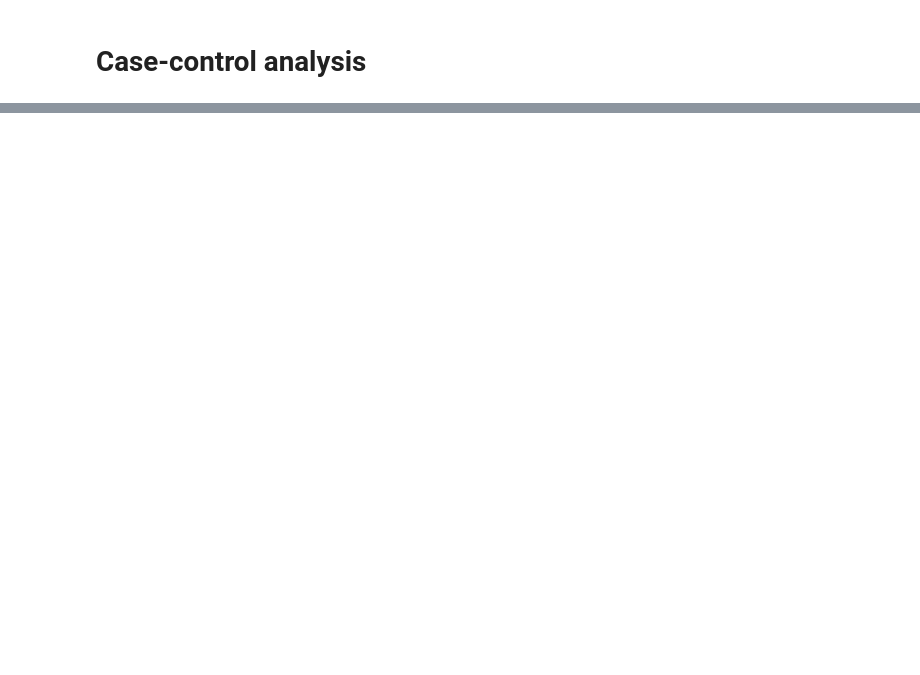
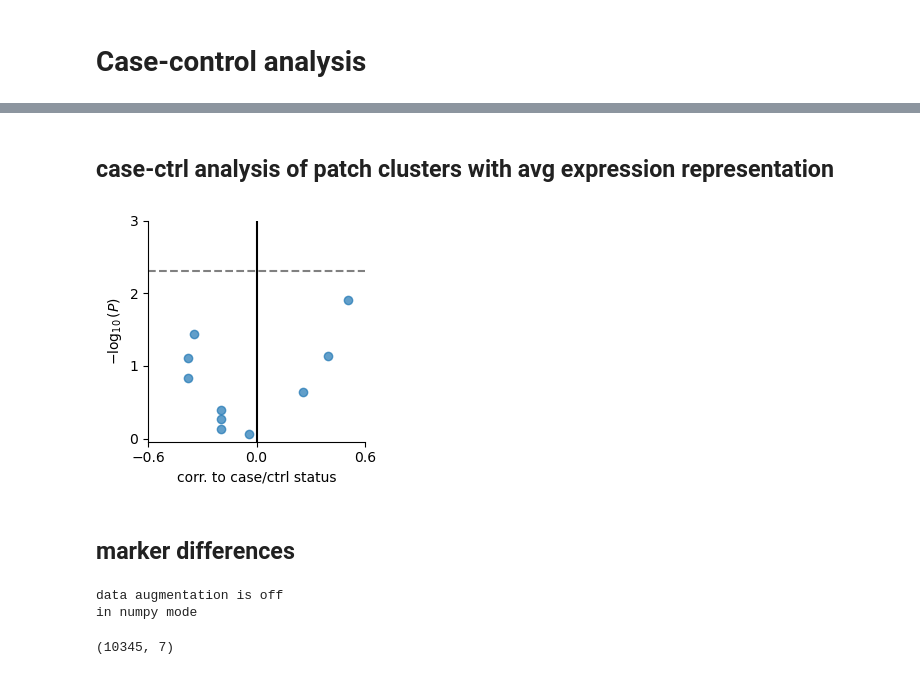
Before and after one commit to yakirr/vimapaper, a Jupyter notebook: RA/RA.3.makefigs.ipynb, the cells around one changed output, grey strips where cells are left out. Saved outputs shown, nothing was run; the diff lists cells and outputs as text; code cells hidden in the pictures; blank space fills up the shorter version.

```diff
--- a/RA/RA.3.makefigs.ipynb
+++ b/RA/RA.3.makefigs.ipynb
@@ -377,8 +380,7 @@ def small_color_legend(ax, cmap, x=0.05, line_height=0.15, fontsize=16):
         )
     ax.axis('off')
 
-ctaporder = ['M','TM','TB']
-def get_or(totals, name):
+def get_or(totals, name, ctaporder):
     others = [c for c in totals.columns if c != name]
     oddsratios = pd.Series()
     ses = pd.Series()
@@ -394,12 +396,15 @@ def get_or(totals, name):
             ses.loc[c] = np.nan
     return np.log2(oddsratios), ses
 
-def enrichment(ax, posneg, name, yticks, clustlabel, minpatches=50):
+def enrichment(ax, posneg, name, yticks, clustlabel, minpatches=50, ctaporder=['M','TM','TB']):
     myclusts = [c for c in d.samplem.columns if c.startswith(posneg)]
     totals = d.samplem[['CTAP'] + myclusts].groupby('CTAP').aggregate('sum')
     totals.index = totals.index.str.replace(' + ', '')
     totals = totals.loc[totals.sum(axis=1) > minpatches]
-    lors, ses = get_or(totals, name)
+    lors, ses = get_or(totals, name, ctaporder)
+    print(f'\nlog odds ratios for cluster {clustlabel} within {posneg} patches')
+    results = pd.DataFrame({'LOR':lors, 'CI_lower':lors - 2*ses, 'CI_upper':lors + 2*ses})
+    print(results)
     lors.loc[ctaporder].plot(kind='bar', color='teal', yerr=2*ses.loc[ctaporder], ax=ax)
     ax.axhline(y=0, ls='-', color='black')
     ax.set_ylabel(f'logOR(clust. {clustlabel} vs {clustlabel+1})')
@@ -423,8 +428,8 @@ def umap(ax):
         text = ax.text(*np.median(d.obsm['X_umap'][cond], axis=0), str(i+1), **fontprops)
         text.set_path_effects([withStroke(linewidth=3, foreground='white')])
 
-def volcano(ax):
-    ttest = pd.read_csv('_results/patchfingerprints_clustertest.csv')
+def volcano(ax, resultsfile='_results/patchfingerprints_clustertest.csv'):
+    ttest = pd.read_csv(resultsfile)
     ax.scatter(ttest.stat, -np.log10(ttest.p), alpha=0.7)
     ax.axhline(y=-np.log10(0.05/len(ttest)), ls='--', color='gray')
     ax.axvline(x=0, ls='-', color='black')
@@ -518,0 +563,12 @@ plt.show()
+# %% [markdown]
+## case-ctrl analysis of patch clusters with avg expression representation
+# %%
+plt.figure(figsize=(3,3))
+volcano(plt.gca(), '_results/patchwideavgs_clustertest.csv')
+plt.tight_layout()
+plt.savefig('../_supp/fig.RA.volcano_clusteredpatchavgs.png', dpi=500)
+plt.show()
+# %% [output]
+[figure, added]
+# %% [markdown]
+## marker differences
@@ -518,0 +584,8 @@ plt.show()
+# %%
+Mdense.numpy_mode()
+mavg = pd.DataFrame(Mdense[:][0].mean(axis=(1,2)), index=d.obs.index, columns=markers)
+mavg.shape
+# %% [output]
+data augmentation is off
+in numpy mode
+(10345, 7)
```
Also changed, not shown: parts of 17 cells of this notebook, 22 other files.
